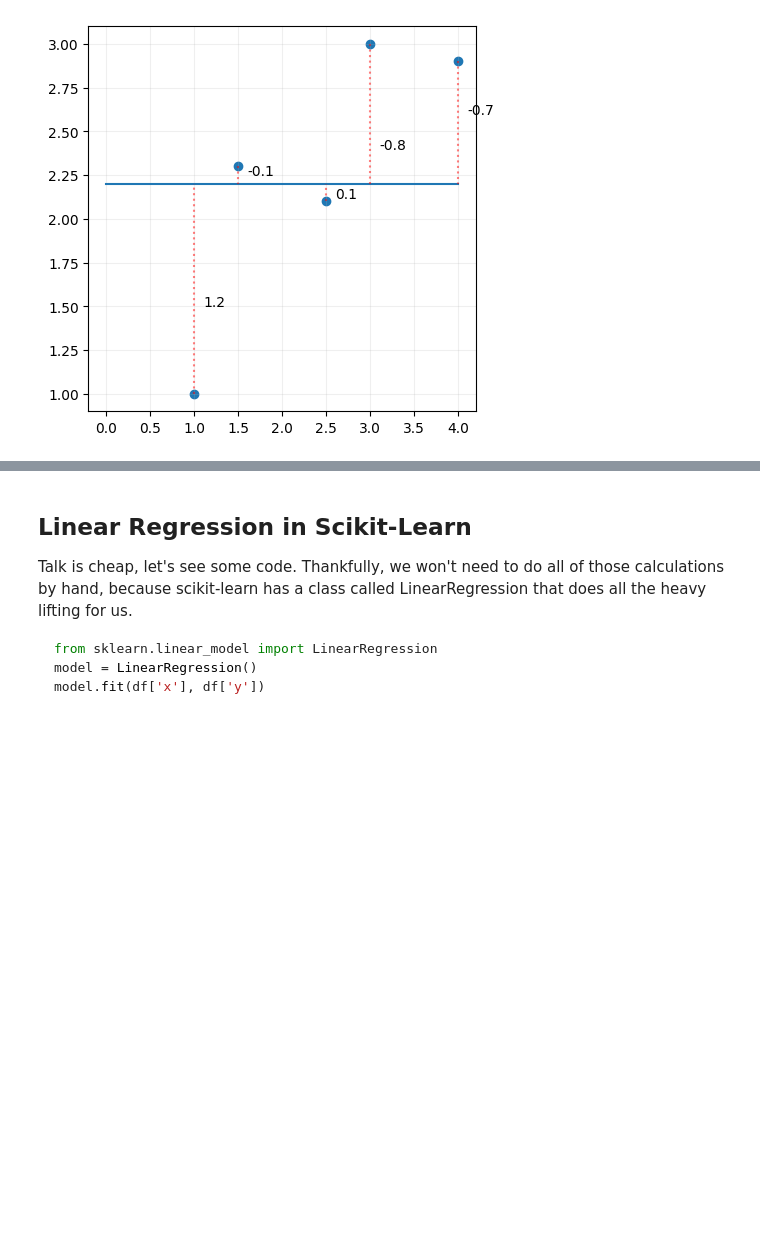
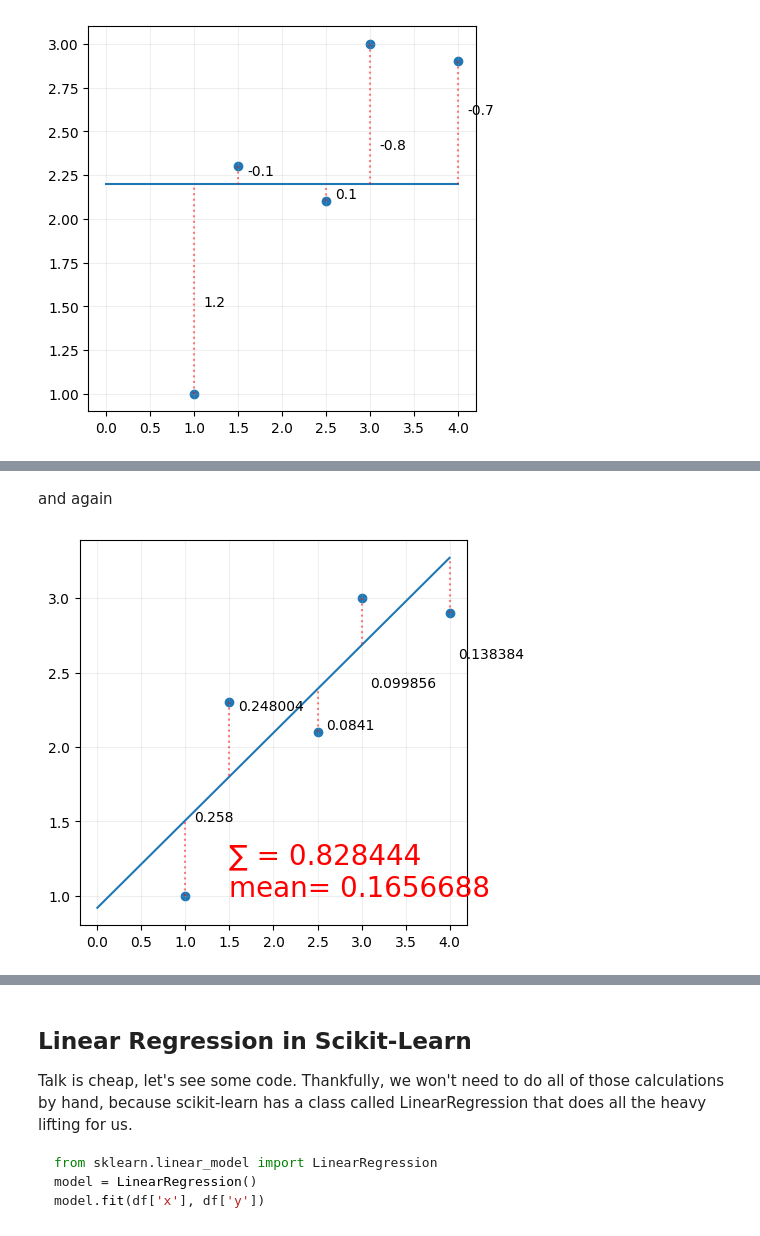
Before and after one commit to IT4063C/IT4063C.github.io, a Jupyter notebook: content/course-notes/9.ml-regression/transcript.ipynb, the cells around one changed output, grey strips where cells are left out. Saved outputs shown, nothing was run; the diff lists cells and outputs as text; code cells hidden in the pictures; blank space fills up the shorter version.

```diff
--- a/content/course-notes/9.ml-regression/transcript.ipynb
+++ b/content/course-notes/9.ml-regression/transcript.ipynb
@@ -518,0 +502,30 @@ This process here for simple linear regression is exactly the same as the proces
+# %% [markdown]
+and again
+# %%
+# plot the data
+import matplotlib.pyplot as plt
+
+f, ax = plt.subplots(figsize=(5,5))
+ax.scatter(df['x'], df['y'])
+
+x = np.linspace(0, 4, 11)
+y = 0.588*x + 0.92
+ax.plot(x,y, label=f'y= 0.92 + 0.558x')
+
+ax.plot([1,1],[1, 1.508], color='red', linestyle='dotted', alpha=0.5)
+ax.text(1.1, 1.5, '0.258')
+ax.plot([1.5,1.5],[2.3, 1.802], color='red', linestyle='dotted', alpha=0.5)
+ax.text(1.6, 2.25, '0.248004')
+ax.plot([2.5,2.5],[2.1, 2.39], color='red', linestyle='dotted', alpha=0.5)
+ax.text(2.6, 2.12, '0.0841')
+ax.plot([3,3],[3, 2.684], color='red', linestyle='dotted', alpha=0.5)
+ax.text(3.1, 2.4, '0.099856')
+ax.plot([4,4],[2.9, 3.272], color='red', linestyle='dotted', alpha=0.5)
+ax.text(4.1, 2.6, '0.138384')
+
+ax.text(1.5, 1, '∑ = 0.828444\nmean= 0.1656688', fontsize=20, color='red')
+
+ax.grid(alpha=0.2)
+plt.show()
+# %% [output]
+[figure, added]
```
Also changed, not shown: parts of 19 cells of this notebook, 10 other files.
